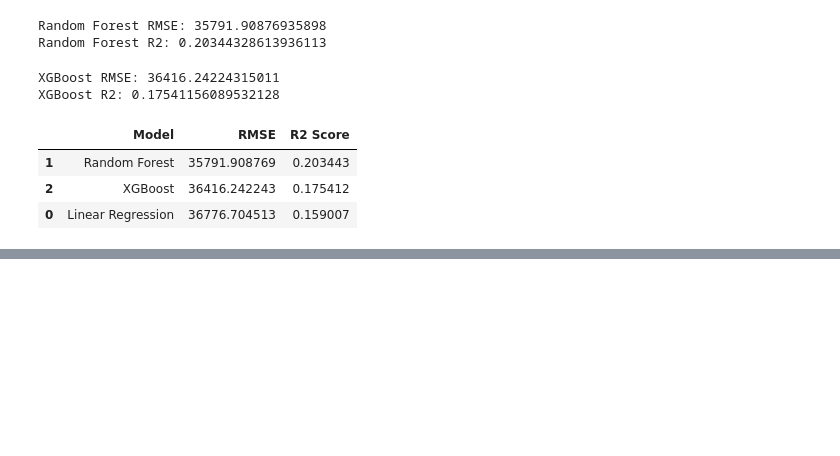
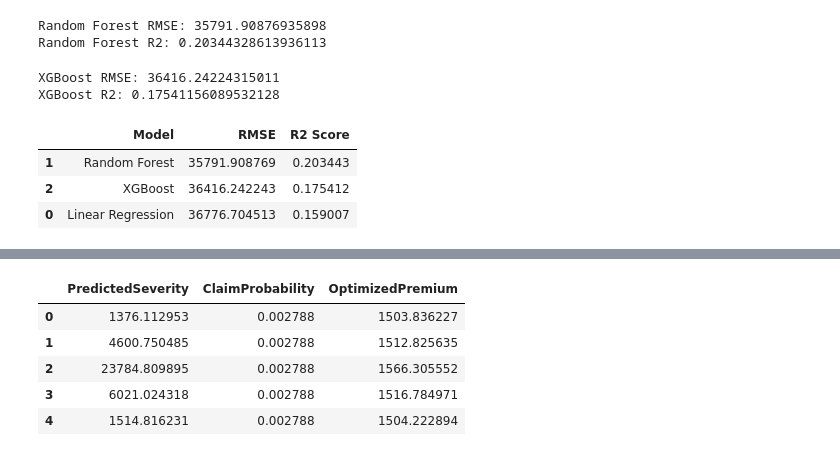
Before and after one commit to Bilen189/insurance-risk-analytics-week3, a Jupyter notebook: notebooks/03_modeling.ipynb, the cells around one changed output, grey strips where cells are left out. Saved outputs shown, nothing was run; the diff lists cells and outputs as text; code cells hidden in the pictures; blank space fills up the shorter version.

```diff
--- a/notebooks/03_modeling.ipynb
+++ b/notebooks/03_modeling.ipynb
@@ -294,0 +363,29 @@ model_results.sort_values(by="RMSE")
+# %%
+# simplified assumptions
+expense_loading = 500
+profit_margin = 1000
+
+# predicted severity from best model
+predicted_severity = best_model.predict(X_test)
+
+# simplified claim probability proxy
+claim_probability = len(claims_df) / len(df)
+
+optimized_premium = (
+    claim_probability * predicted_severity
+) + expense_loading + profit_margin
+
+premium_results = pd.DataFrame({
+    "PredictedSeverity": predicted_severity,
+    "ClaimProbability": claim_probability,
+    "OptimizedPremium": optimized_premium
+})
+
+premium_results.head()
+# %% [output]
+|  | PredictedSeverity | ClaimProbability | OptimizedPremium |
+| 0 | 1376.112953 | 0.002788 | 1503.836227 |
+| 1 | 4600.750485 | 0.002788 | 1512.825635 |
+| 2 | 23784.809895 | 0.002788 | 1566.305552 |
+| 3 | 6021.024318 | 0.002788 | 1516.784971 |
+| 4 | 1514.816231 | 0.002788 | 1504.222894 |
```
Also changed, not shown: parts of 7 cells of this notebook.
